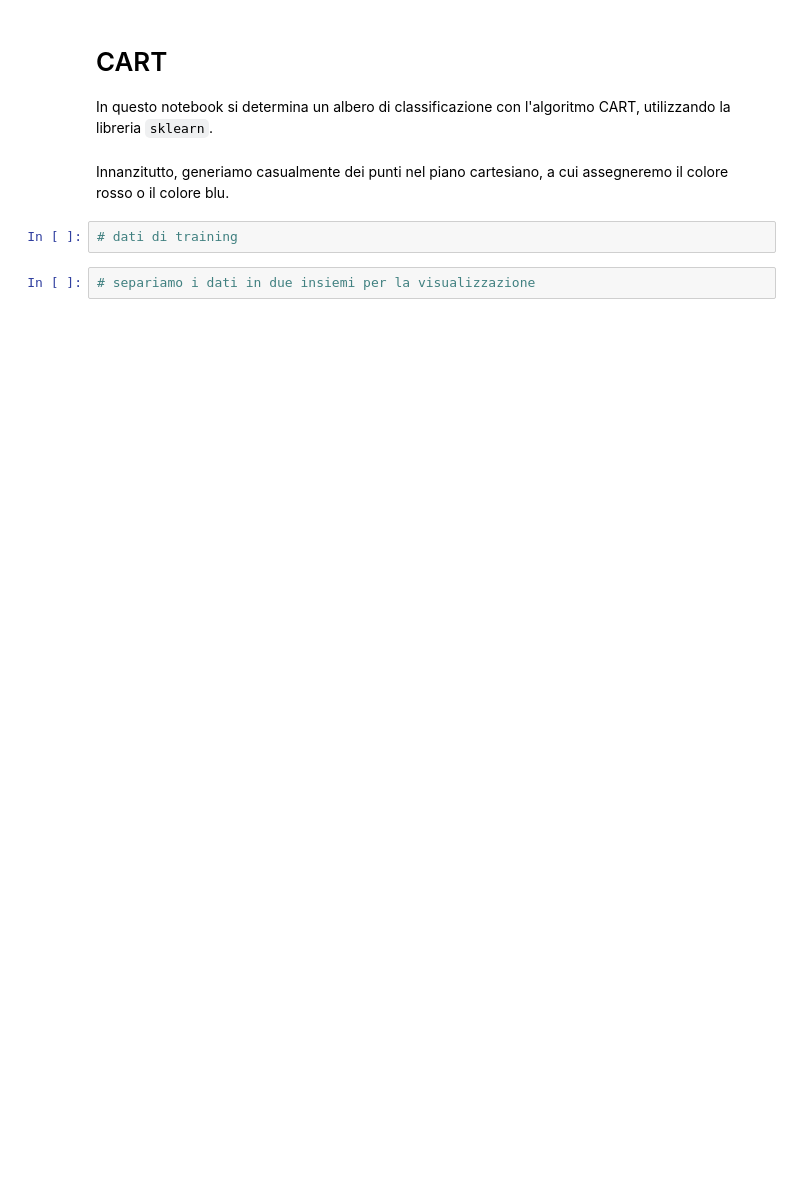
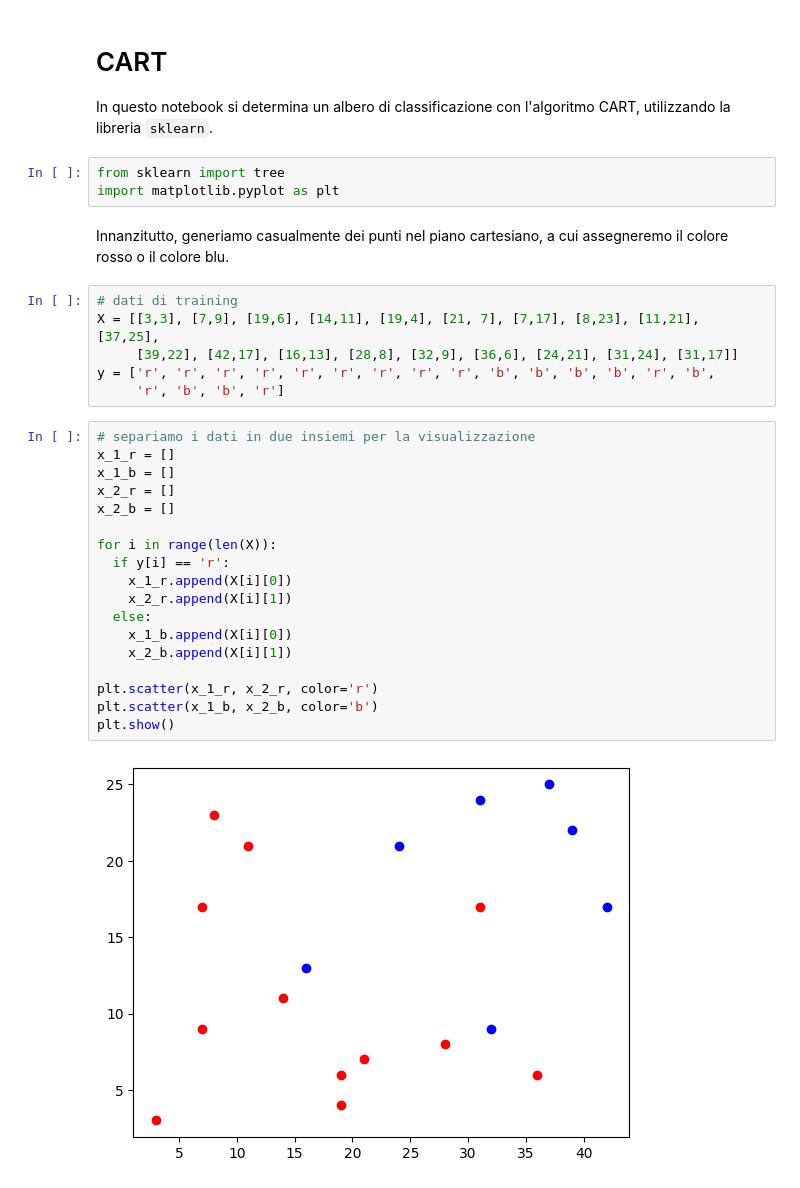
Before and after one commit to emamanni/AnalisiDeiDati_25-26, a Jupyter notebook: 16_CART.ipynb, the cells around one changed output. Cells and saved outputs as stored; diff of their text form; blank space fills up the shorter version.

```diff
--- a/16_CART.ipynb
+++ b/16_CART.ipynb
@@ -4,12 +4,37 @@
 # CART
 
 In questo notebook si determina un albero di classificazione con l'algoritmo CART, utilizzando la libreria `sklearn`.
+# %%
+from sklearn import tree
+import matplotlib.pyplot as plt
 # %% [markdown]
 Innanzitutto, generiamo casualmente dei punti nel piano cartesiano, a cui assegneremo il colore rosso o il colore blu.
-# %%
-# dati di training
-# %%
-# separiamo i dati in due insiemi per la visualizzazione
+# %%
+# dati di training
+X = [[3,3], [7,9], [19,6], [14,11], [19,4], [21, 7], [7,17], [8,23], [11,21], [37,25],
+     [39,22], [42,17], [16,13], [28,8], [32,9], [36,6], [24,21], [31,24], [31,17]]
+y = ['r', 'r', 'r', 'r', 'r', 'r', 'r', 'r', 'r', 'b', 'b', 'b', 'b', 'r', 'b',
+     'r', 'b', 'b', 'r']
+# %%
+# separiamo i dati in due insiemi per la visualizzazione
+x_1_r = []
+x_1_b = []
+x_2_r = []
+x_2_b = []
+
+for i in range(len(X)):
+  if y[i] == 'r':
+    x_1_r.append(X[i][0])
+    x_2_r.append(X[i][1])
+  else:
+    x_1_b.append(X[i][0])
+    x_2_b.append(X[i][1])
+
+plt.scatter(x_1_r, x_2_r, color='r')
+plt.scatter(x_1_b, x_2_b, color='b')
+plt.show()
+# %% [output]
+[figure, added]
 # %%
 # creiamo ed addestriamo l'albero di classificazione
 
```
Also changed, not shown: parts of 8 cells of this notebook.
